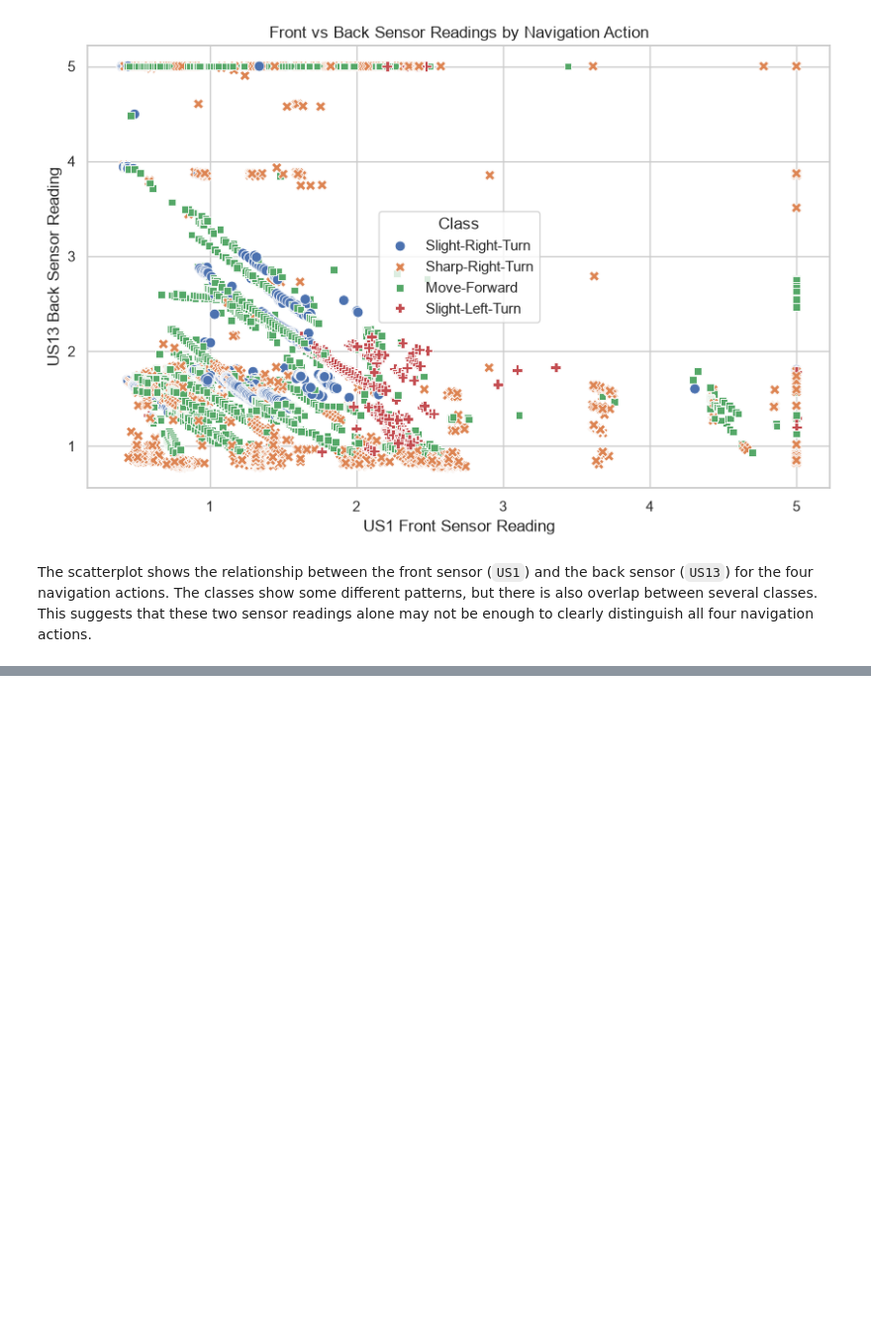
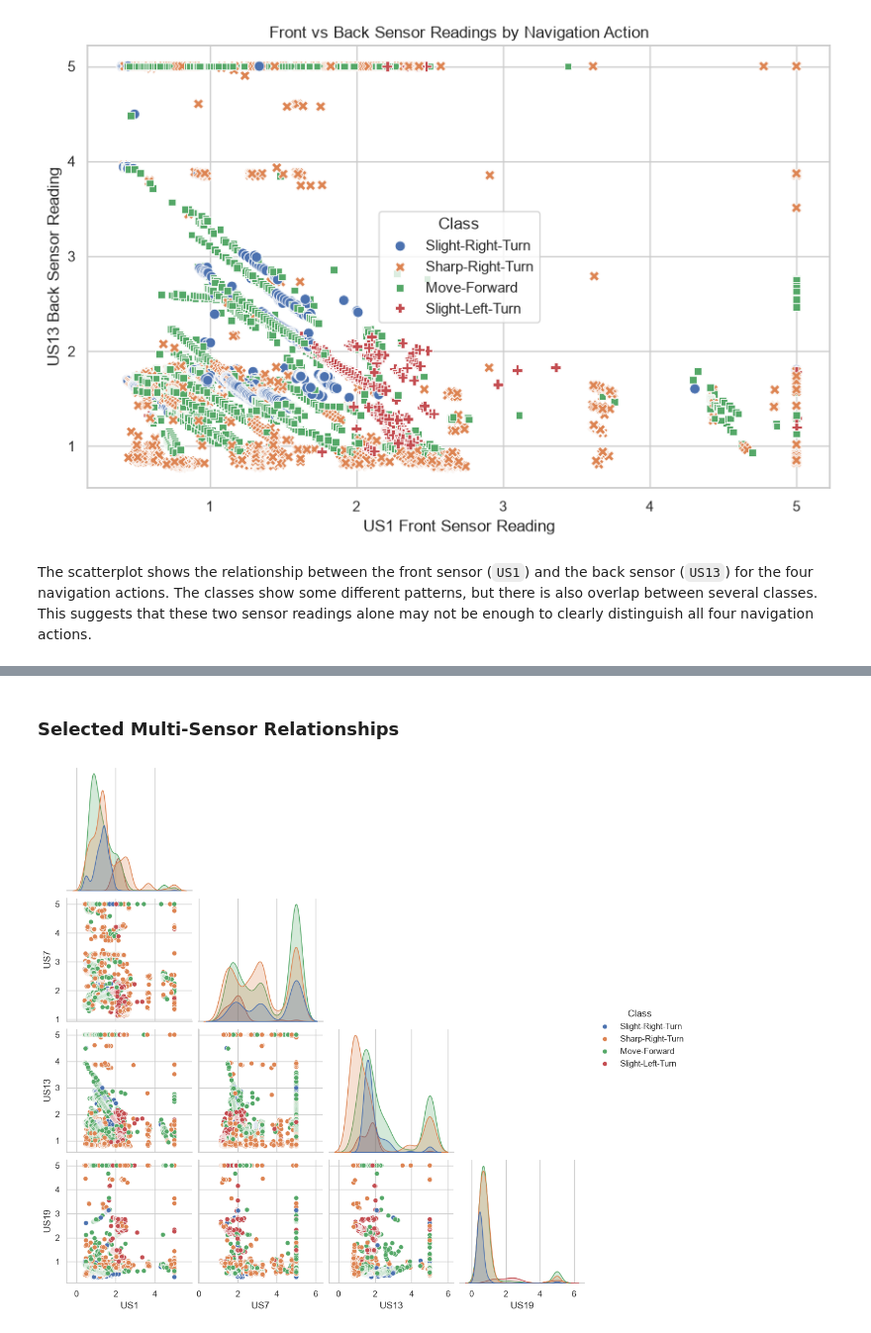
Before and after one commit to jannatjarin/robot-navigation-ml, a Jupyter notebook: notebooks/robot_navigation.ipynb, the cells around one changed output, grey strips where cells are left out. Shown at 99% size. Saved outputs shown, nothing was run; the diff lists cells and outputs as text; code cells hidden in the pictures; blank space fills up the shorter version.

```diff
--- a/notebooks/robot_navigation.ipynb
+++ b/notebooks/robot_navigation.ipynb
@@ -405,0 +427,18 @@ The scatterplot shows the relationship between the front sensor (`US1`) and the
+# %% [markdown]
+### Selected Multi-Sensor Relationships
+# %%
+sns.pairplot(
+    df,
+    vars=[
+        "US1",
+        "US7",
+        "US13",
+        "US19"
+    ],
+    hue="Class",
+    corner=True
+)
+
+plt.show()
+# %% [output]
+[figure, added]
```
Also changed, not shown: parts of 2 cells of this notebook.
